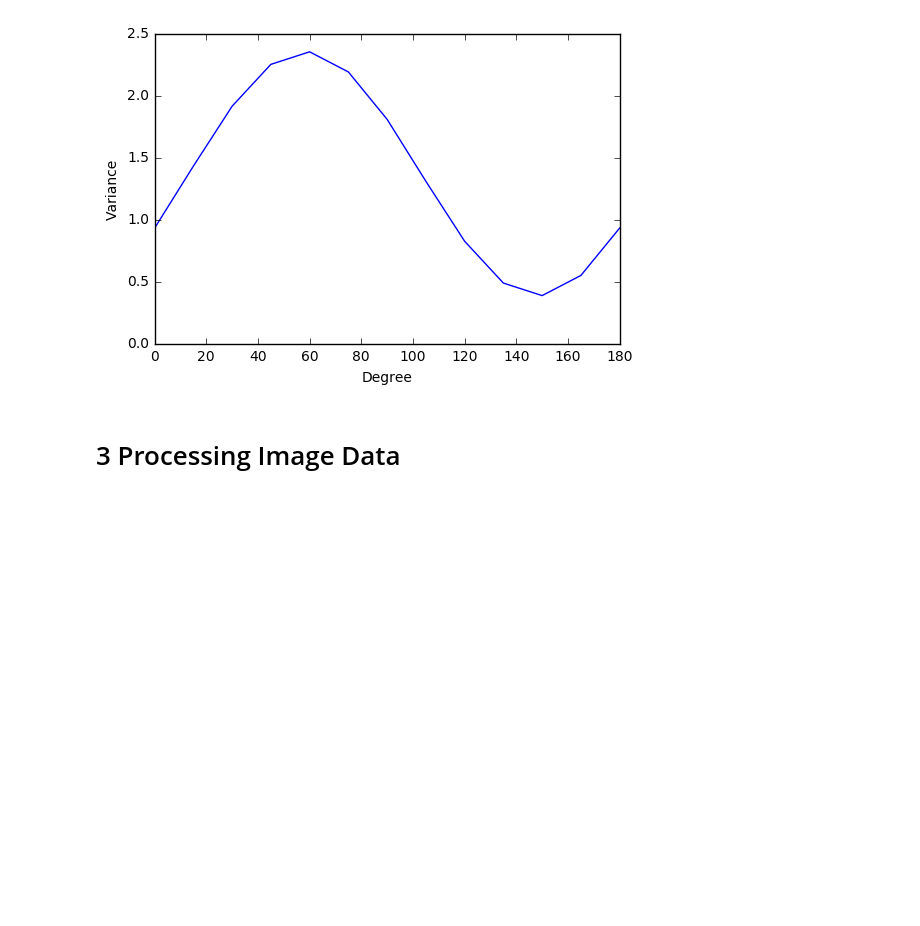
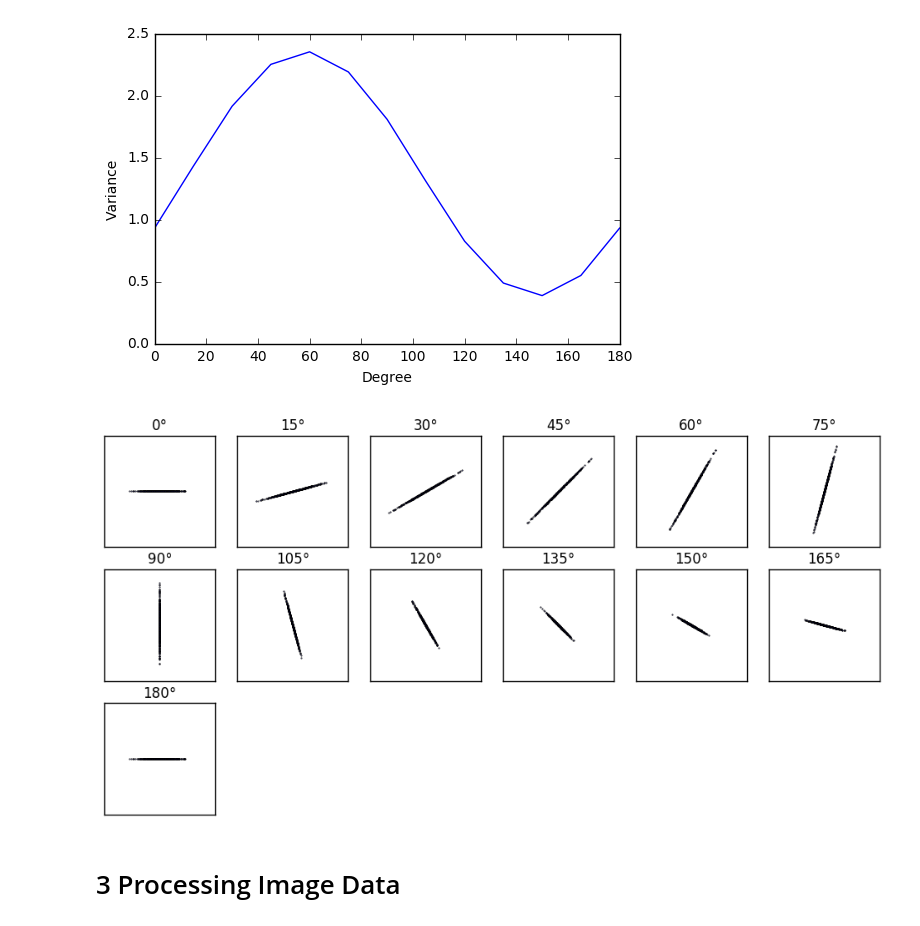
Before and after one commit to p16i/course-machine-intelligence-2, a Jupyter notebook: w1-data-projections/ex1.ipynb, the cells around one changed output. Cells and saved outputs as stored; diff of their text form; code cells hidden in the pictures; blank space fills up the shorter version.

```diff
--- a/w1-data-projections/ex1.ipynb
+++ b/w1-data-projections/ex1.ipynb
@@ -157,6 +144,29 @@ def plotAngleVariance( df, degrees ) :
 plotAngleVariance( pcaData, np.arange(0,181,15))
 # %% [output]
 [figure]
+# %%
+def plotAlongLines( df, degrees ) :
+    plt.figure(figsize=(12,10))
+
+    plotIdx = 1
+    for d in degrees:
+        projected = projectOnToDirection(df, d).reshape(1,500)
+        basis = getDirectionVector(d).reshape(2,1)
+
+        alongLines = np.multiply(projected, basis)
+        plt.subplot(5,6, plotIdx )
+        plt.ylim(-5,5)
+        plt.xlim(-5,5)
+
+        plt.title(str(d)+"°")
+        plt.scatter( alongLines[0], alongLines[1], s=0.2 )
+        plt.xticks([])
+        plt.yticks([])
+
+        plotIdx = plotIdx + 1
+plotAlongLines( pcaData, np.arange(0,181,15))
+# %% [output]
+[figure, added]
 # %% [markdown]
 # 3 Processing Image Data
 # %%
```
Also changed, not shown: parts of 6 cells of this notebook.
